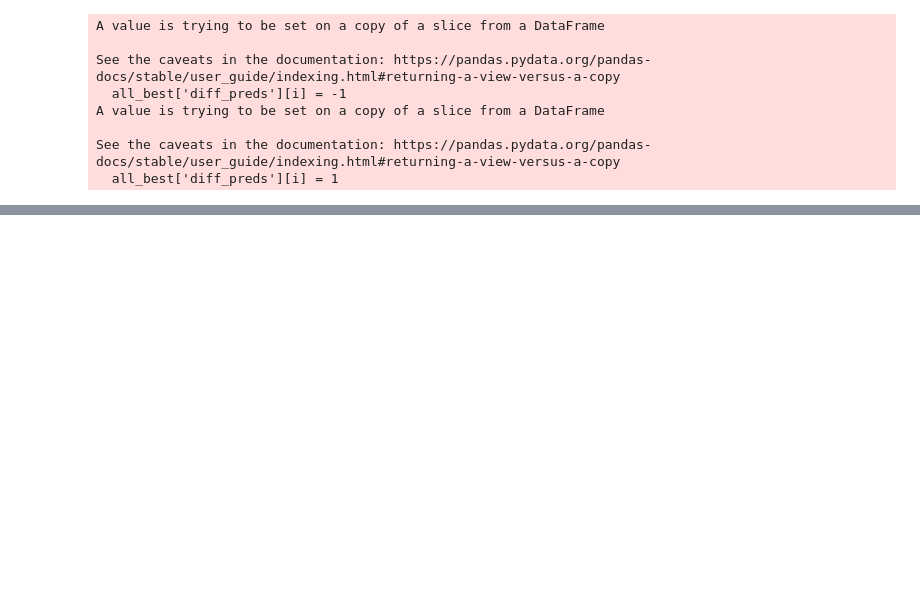
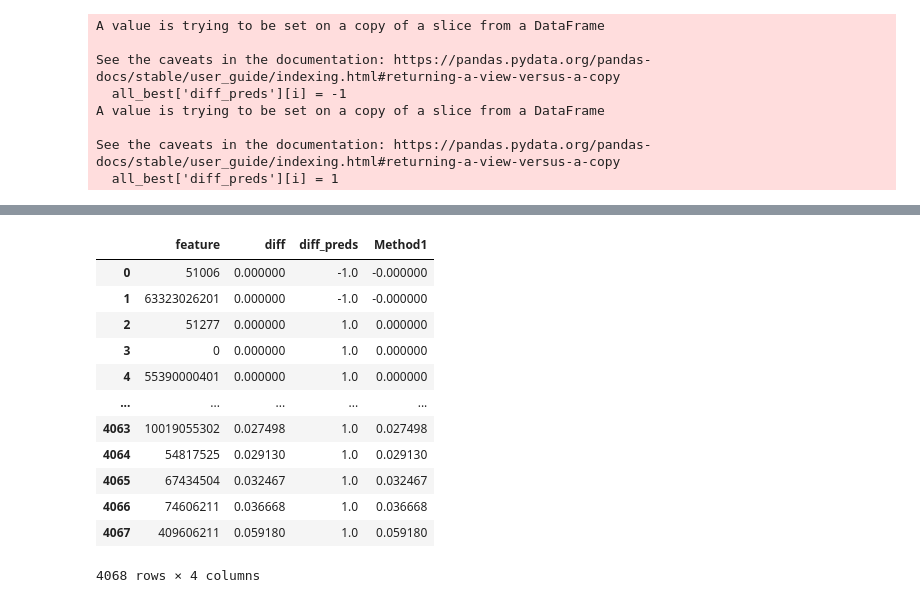
Before and after one commit to GaYounKoh/DSML_re, a Jupyter notebook: Method1, ReLU, sign.ipynb, the cells around one changed output, grey strips where cells are left out. Drawn from its saved outputs; the diff is of its cells as text; code cells hidden in the pictures; blank space fills up the shorter version.

```diff
--- a/Method1, ReLU, sign.ipynb
+++ b/Method1, ReLU, sign.ipynb
@@ -217,0 +203,10 @@ all_best
+# %%
+# all_best['Method1'] = all_best['diff']*all_best['diff_preds']
+# all_best
+# all_best = all_best.sort_values("Method1", ascending= False)
+
+ReLU_sort = all_best_for_ReLU.sort_values('feature').reset_index()
+ReLU_sort['diff']
+Sign_sort = all_best.sort_values('feature').reset_index()
+Sign_sort['diff_preds']
+# all_best_for_ReLU['diff'] * all_best['diff_preds']
@@ -217,0 +254,2 @@ all_best
+# %%
+Method1.drop(['baseline_bce', 'bce'], axis = 1, inplace = True)
@@ -217,0 +270,2 @@ all_best
+# %%
+Method1['diff_preds'] = Sign_sort['diff_preds']
@@ -218 +286,18 @@ all_best
+# %%
+Method1['Method1'] = ReLU_sort['diff'] * Sign_sort['diff_preds']
+Method1
+# %% [output]
+|  | feature | diff | diff_preds | Method1 |
+| 0 | 51006 | 0.000000 | -1.0 | -0.000000 |
+| 1 | 63323026201 | 0.000000 | -1.0 | -0.000000 |
+| 2 | 51277 | 0.000000 | 1.0 | 0.000000 |
+| 3 | 0 | 0.000000 | 1.0 | 0.000000 |
+| 4 | 55390000401 | 0.000000 | 1.0 | 0.000000 |
+| ... | ... | ... | ... | ... |
+| 4063 | 10019055302 | 0.027498 | 1.0 | 0.027498 |
+| 4064 | 54817525 | 0.029130 | 1.0 | 0.029130 |
+| 4065 | 67434504 | 0.032467 | 1.0 | 0.032467 |
+| 4066 | 74606211 | 0.036668 | 1.0 | 0.036668 |
+| 4067 | 409606211 | 0.059180 | 1.0 | 0.059180 |
+4068 rows × 4 columns
 # %%
```
Also changed, not shown: parts of 16 cells of this notebook.
